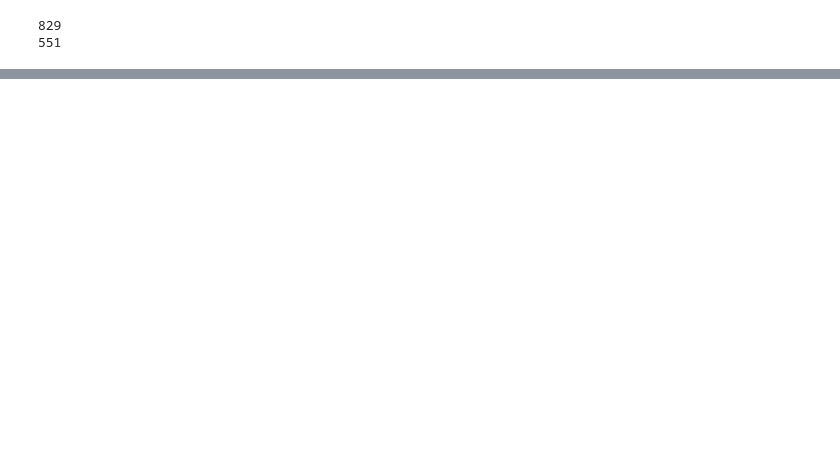
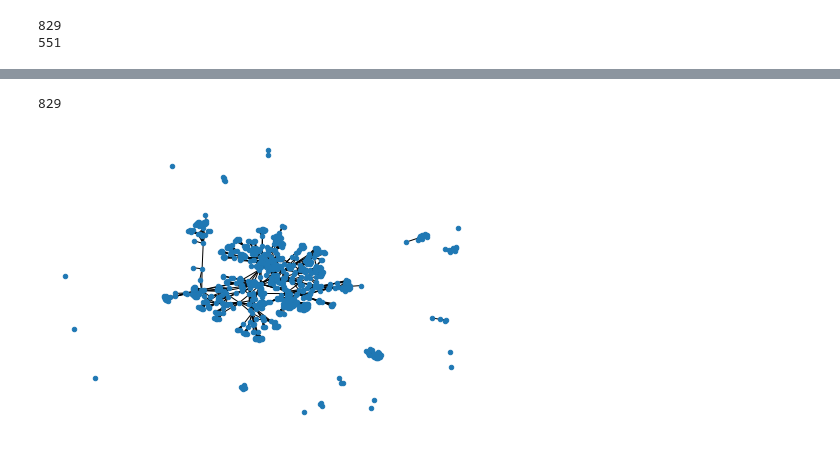
Before and after one commit to dmdequin/CrimeNetworkAnalysis, a Jupyter notebook: Notebooks/Sanna.ipynb, the cells around one changed output, grey strips where cells are left out. Cells and saved outputs as stored; diff of their text form; code cells hidden in the pictures; blank space fills up the shorter version.

```diff
--- a/Notebooks/Sanna.ipynb
+++ b/Notebooks/Sanna.ipynb
@@ -50,3 +131,10 @@ NodeView((1.0, 2.0, 3.0, 4.0, 5.0, 6.0, 7.0, 8.0, 9.0, 10.0, 11.0, 12.0, 13.0, 1
 # %%
 top_nodes = {n for n, d in G.nodes(data=True) if d["bipartite"] == 0}
 bottom_nodes = set(G) - top_nodes
+# %%
+P = bipartite.weighted_projected_graph(G, top_nodes)
+print(len(P.nodes()))
+nx.draw(P, node_size=20)
+# %% [output]
+829
+[figure, added]
```
Also changed, not shown: parts of 18 cells of this notebook.
